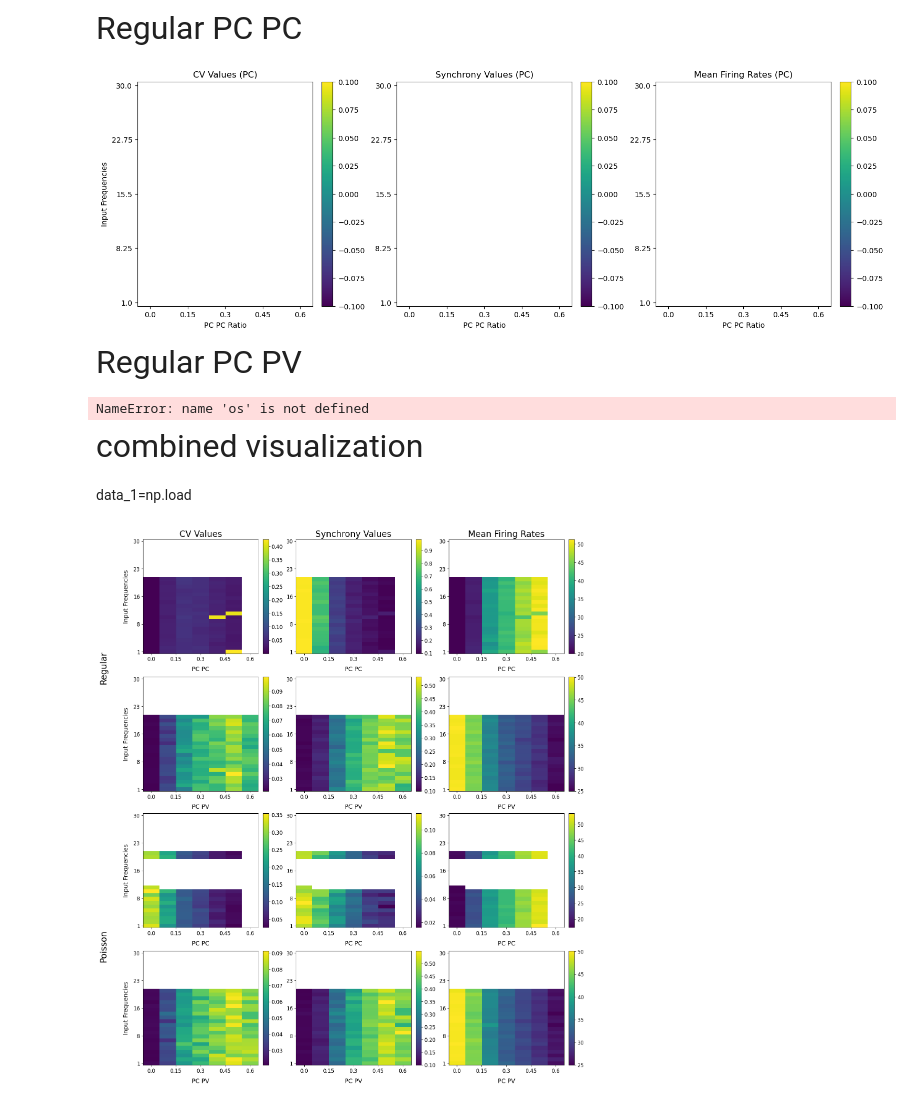
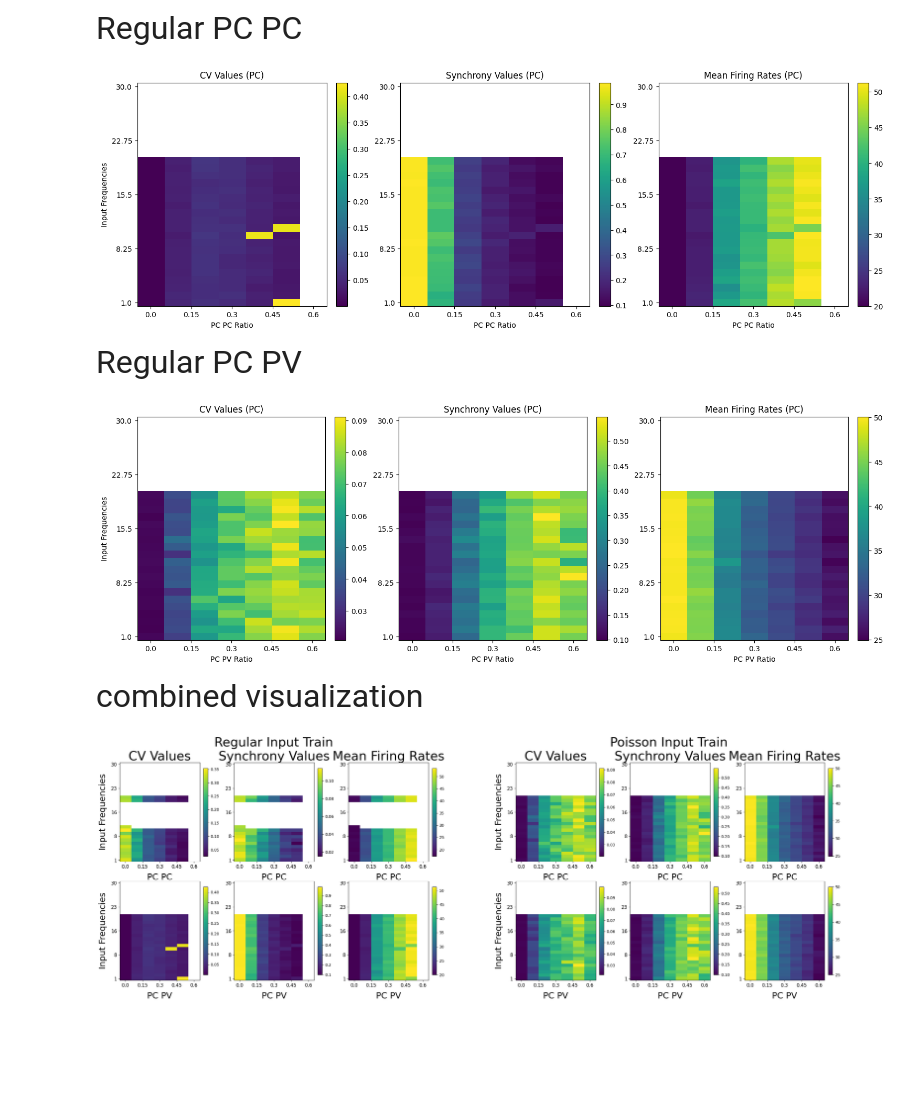
Before and after one commit to Aramatos/dynapse2_adaptation, a Jupyter notebook: Network_heatmaps_fig.ipynb, the cells around one changed output. Cells and saved outputs as stored; diff of their text form; code cells hidden in the pictures; blank space fills up the shorter version.

Commit message:
various changes to graphing etc

```diff
--- a/Network_heatmaps_fig.ipynb
+++ b/Network_heatmaps_fig.ipynb
@@ -44,6 +46,6 @@ data_type_path = os.path.join(save_directory_path, "network_heatmaps")
 # %% [markdown]
 <font size=6> Poisson PC PC
 # %%
-data_path_4 = os.path.join(data_type_path, "EI_sweep_PC_PC_poisson.npy")
-data_4 = np.load(data_path_4, allow_pickle=True).item()
-plot_heatmaps(data_4, 'PC_PC Ratio')
+data_path_1 = os.path.join(data_type_path, "EI_sweep_PC_PC_poisson.npy")
+data_1 = np.load(data_path_1, allow_pickle=True).item()
+plot_heatmaps(data_1, 'PC_PC Ratio')
@@ -50,6 +54,6 @@ plot_heatmaps(data_4, 'PC_PC Ratio')
 # %% [markdown]
 <font size=6> Poisson PC PV
 # %%
-data_path_4 = os.path.join(data_type_path, "EI_sweep_PC_PV_poisson.npy")
-data_4 = np.load(data_path_4, allow_pickle=True).item()
-plot_heatmaps(data_4, 'PC_PV Ratio')
+data_path_2 = os.path.join(data_type_path, "EI_sweep_PC_PV_poisson.npy")
+data_2 = np.load(data_path_2, allow_pickle=True).item()
+plot_heatmaps(data_2, 'PC_PV Ratio')
@@ -56,19 +62,19 @@ plot_heatmaps(data_4, 'PC_PV Ratio')
 # %% [markdown]
 <font size=6> Regular PC PC
 # %%
-data_path_1 = os.path.join(data_type_path, "EI_sweep_PC_PC_regular.npy")
-data_1 = np.load(data_path_1, allow_pickle=True).item()
-plot_heatmaps(data_1, 'PC PC Ratio')
+data_path_3 = os.path.join(data_type_path, "EI_sweep_PC_PC_regular.npy")
+data_3 = np.load(data_path_3, allow_pickle=True).item()
+plot_heatmaps(data_3, 'PC PC Ratio')
 # %% [output]
-[figure, old version]
+[figure, new version]
 # %% [markdown]
 <font size=6> Regular PC PV
 # %%
-data_path_2 = os.path.join(data_type_path, "EI_sweep_PC_PV_regular.npy")
-data_2 = np.load(data_path_2, allow_pickle=True).item()
+data_path_4 = os.path.join(data_type_path, "EI_sweep_PC_PV_regular.npy")
+data_4 = np.load(data_path_4, allow_pickle=True).item()
 plot_heatmaps(data_2, 'PC PV Ratio')
 # %% [output]
-NameError: name 'os' is not defined
+[figure, added]
 # %% [markdown]
 <font size=6> combined visualization
 # %%
@@ -135,13 +144,11 @@ def plot_combined_heatmaps(data_dicts, xlabels, ytitles, tick_fontsize=10, title
-# %% [markdown]
-data_1=np.load
 # %%
 data_1=np.load(data_path_1, allow_pickle=True).item()
 data_2=np.load(data_path_2, allow_pickle=True).item()
 data_3=np.load(data_path_3, allow_pickle=True).item()
 data_4=np.load(data_path_4, allow_pickle=True).item()
 data_dicts = [data_1, data_2, data_3, data_4]
 xlabels = ['PC PC', 'PC PV', 'PC PC', 'PC PV']
 ytitles = ['Regular', 'Poisson']
-plot_combined_heatmaps(data_dicts, xlabels, ytitles, tick_fontsize=12, title_fontsize=20, label_fontsize=14, colorbar_size=0.05, row_spacing=0.20)
+plot_combined_heatmaps(data_dicts, xlabels, ytitles, tick_fontsize=12, title_fontsize=32, label_fontsize=22, colorbar_size=0.05, row_spacing=0.30)
 # %% [output]
-[figure, old version]
+[figure, new version]
```
Also changed, not shown: parts of 4 cells of this notebook, 2 other files.
